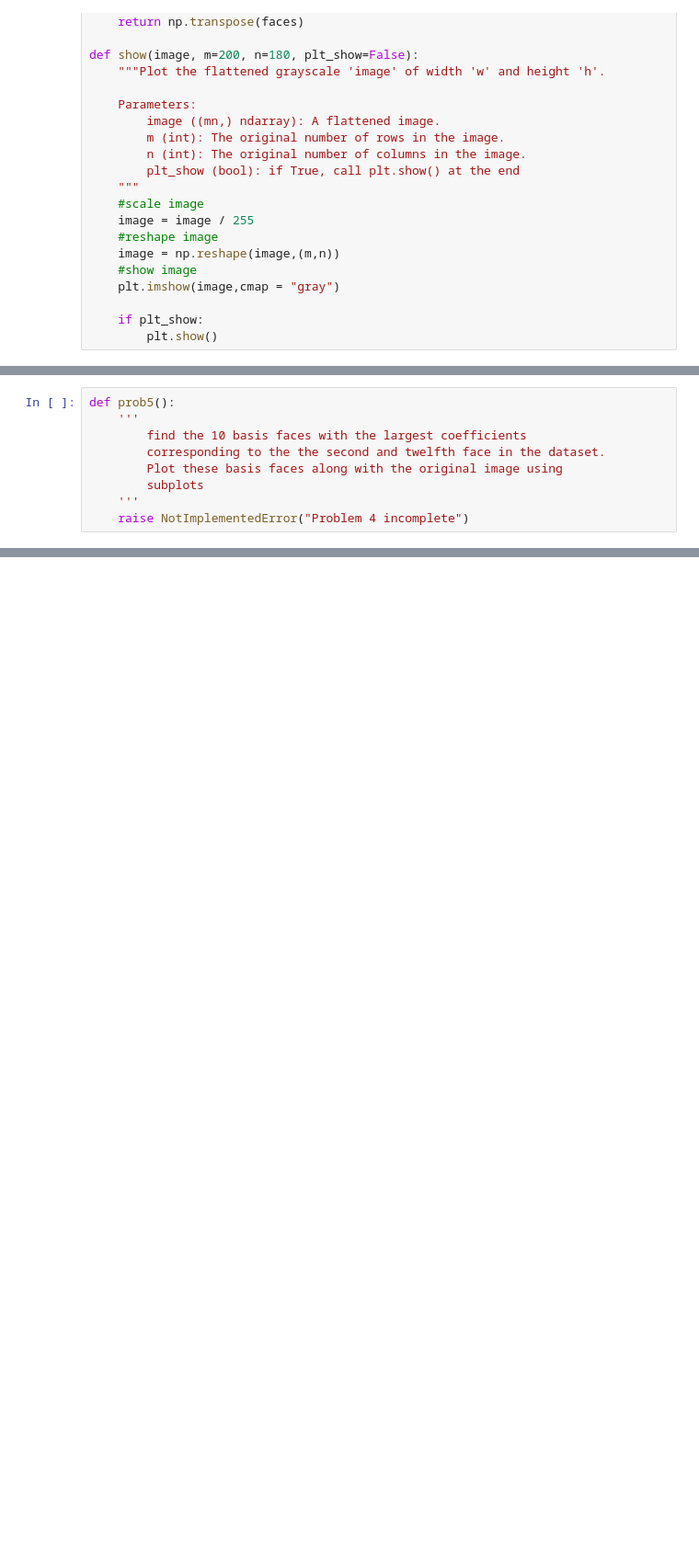
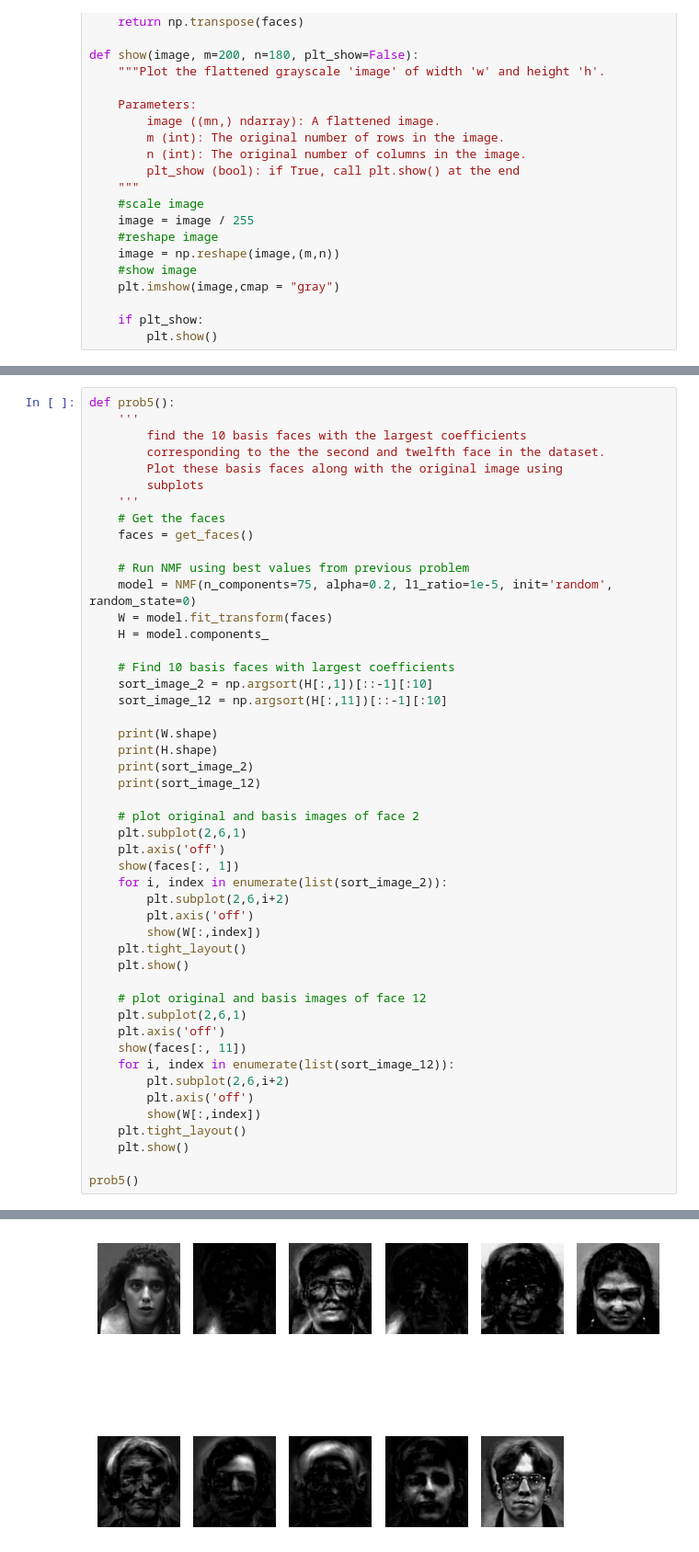
Before and after one commit to seyfdall/ACME_Volume_2, a Jupyter notebook: NMF/NMF.ipynb, the cells around one changed output, grey strips where cells are left out. Shown at 92% size. Saved outputs shown, nothing was run; the diff lists cells and outputs as text; blank space fills up the shorter version.

```diff
--- a/NMF/NMF.ipynb
+++ b/NMF/NMF.ipynb
@@ -167,9 +161,0 @@ def prob4():
-# %%
-def prob5():
-    '''
-        find the 10 basis faces with the largest coefficients
-        corresponding to the the second and twelfth face in the dataset.
-        Plot these basis faces along with the original image using
-        subplots
-    '''
-    raise NotImplementedError("Problem 4 incomplete")
@@ -175,0 +217,49 @@ def prob5():
+# %%
+def prob5():
+    '''
+        find the 10 basis faces with the largest coefficients
+        corresponding to the the second and twelfth face in the dataset.
+        Plot these basis faces along with the original image using
+        subplots
+    '''
+    # Get the faces
+    faces = get_faces()
+
+    # Run NMF using best values from previous problem
+    model = NMF(n_components=75, alpha=0.2, l1_ratio=1e-5, init='random', random_state=0)
+    W = model.fit_transform(faces)
+    H = model.components_
+
+    # Find 10 basis faces with largest coefficients
+    sort_image_2 = np.argsort(H[:,1])[::-1][:10]
+    sort_image_12 = np.argsort(H[:,11])[::-1][:10]
+
+    print(W.shape)
+    print(H.shape)
+    print(sort_image_2)
+    print(sort_image_12)
+
+    # plot original and basis images of face 2
+    plt.subplot(2,6,1)
+    plt.axis('off')
+    show(faces[:, 1])
+    for i, index in enumerate(list(sort_image_2)):
+        plt.subplot(2,6,i+2)
+        plt.axis('off')
+        show(W[:,index])
+    plt.tight_layout()
+    plt.show()
+
+    # plot original and basis images of face 12
+    plt.subplot(2,6,1)
+    plt.axis('off')
+    show(faces[:, 11])
+    for i, index in enumerate(list(sort_image_12)):
+        plt.subplot(2,6,i+2)
+        plt.axis('off')
+        show(W[:,index])
+    plt.tight_layout()
+    plt.show()
+
+prob5()
+# %% [output]
@@ -175,0 +270 @@ def prob5():
+[figure, added]
```
Also changed, not shown: parts of 8 cells of this notebook.
